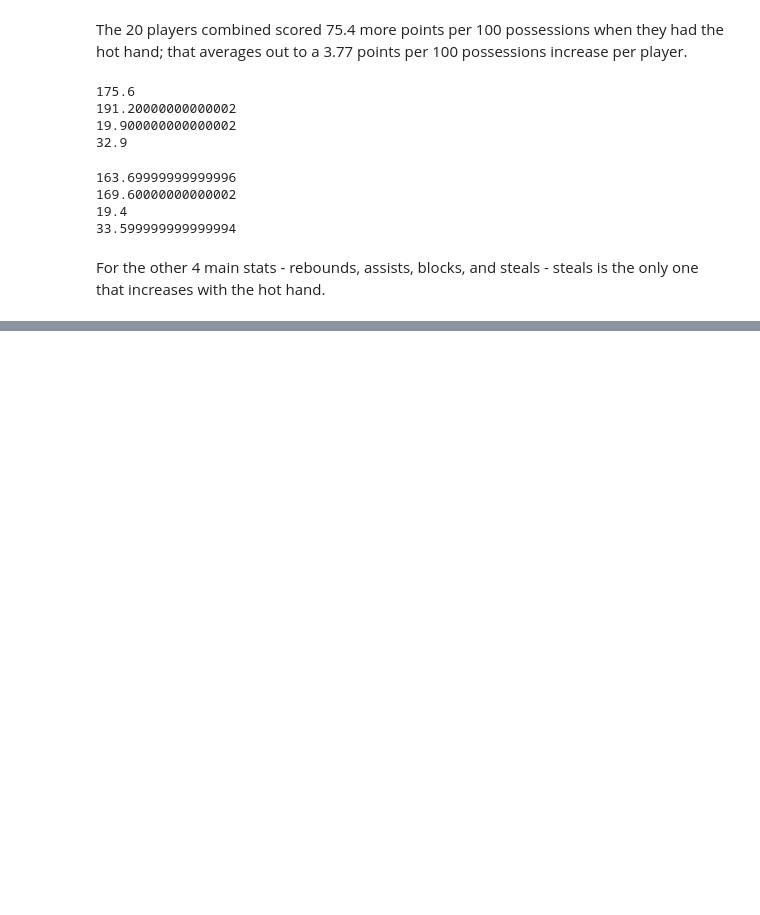
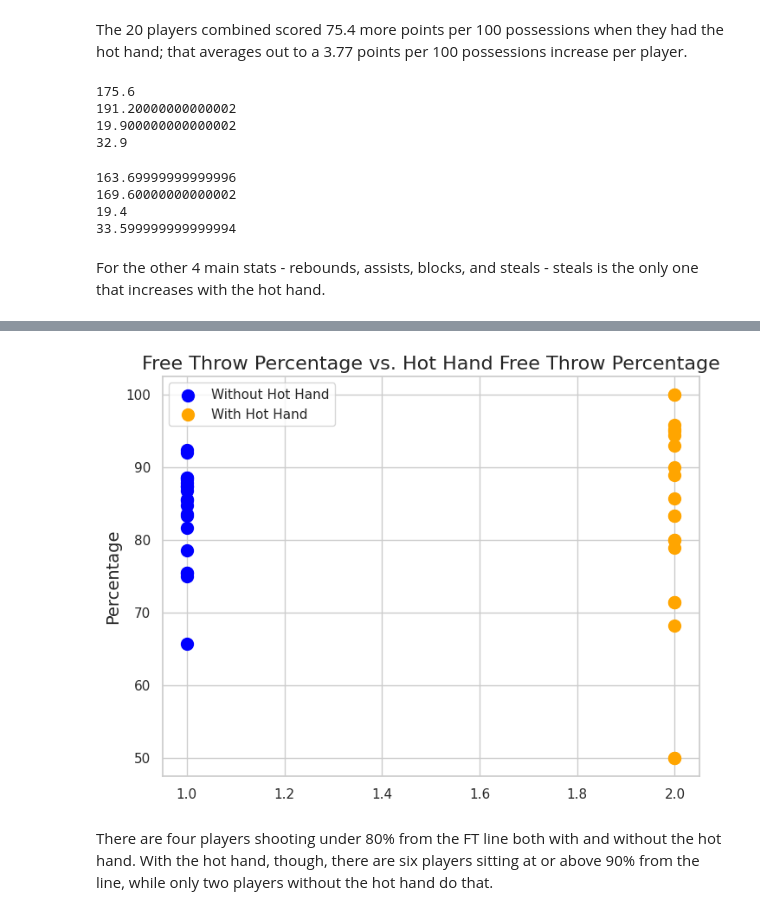
Before and after one commit to zacmac13/Hot-Hand-Project, a Jupyter notebook: HotHand.ipynb, the cells around one changed output, grey strips where cells are left out. Saved outputs shown, nothing was run; the diff lists cells and outputs as text; code cells hidden in the pictures; blank space fills up the shorter version.

```diff
--- a/HotHand.ipynb
+++ b/HotHand.ipynb
@@ -242,0 +225,16 @@ plt.show()
+# %%
+plt.figure(figsize=(8, 6))
+plt.scatter([1] * len(hot_hand['Free Throw Percentage']), hot_hand['Free Throw Percentage'], color='blue', label='Without Hot Hand', s=100)
+plt.scatter([2] * len(hot_hand['Hot Hand Free Throw Percentage']), hot_hand['Hot Hand Free Throw Percentage'], color='orange', label='With Hot Hand', s=100)
+
+plt.title('Free Throw Percentage vs. Hot Hand Free Throw Percentage', fontsize=16)
+plt.xlabel('', fontsize=14)
+plt.ylabel('Percentage', fontsize=14)
+
+plt.legend()
+
+plt.show()
+# %% [output]
+[figure, added]
+# %% [markdown]
+There are four players shooting under 80% from the FT line both with and without the hot hand. With the hot hand, though, there are six players sitting at or above 90% from the line, while only two players without the hot hand do that.
```
Also changed, not shown: parts of 6 cells of this notebook.
